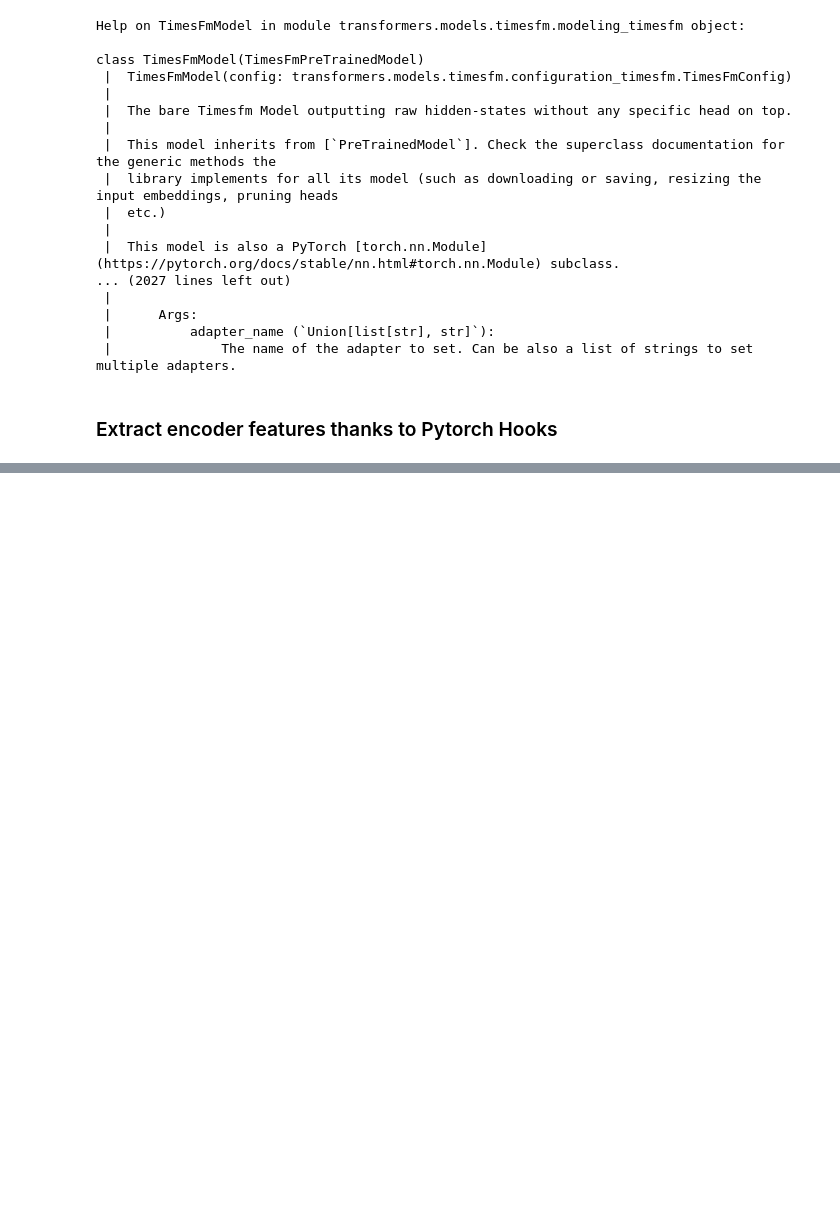
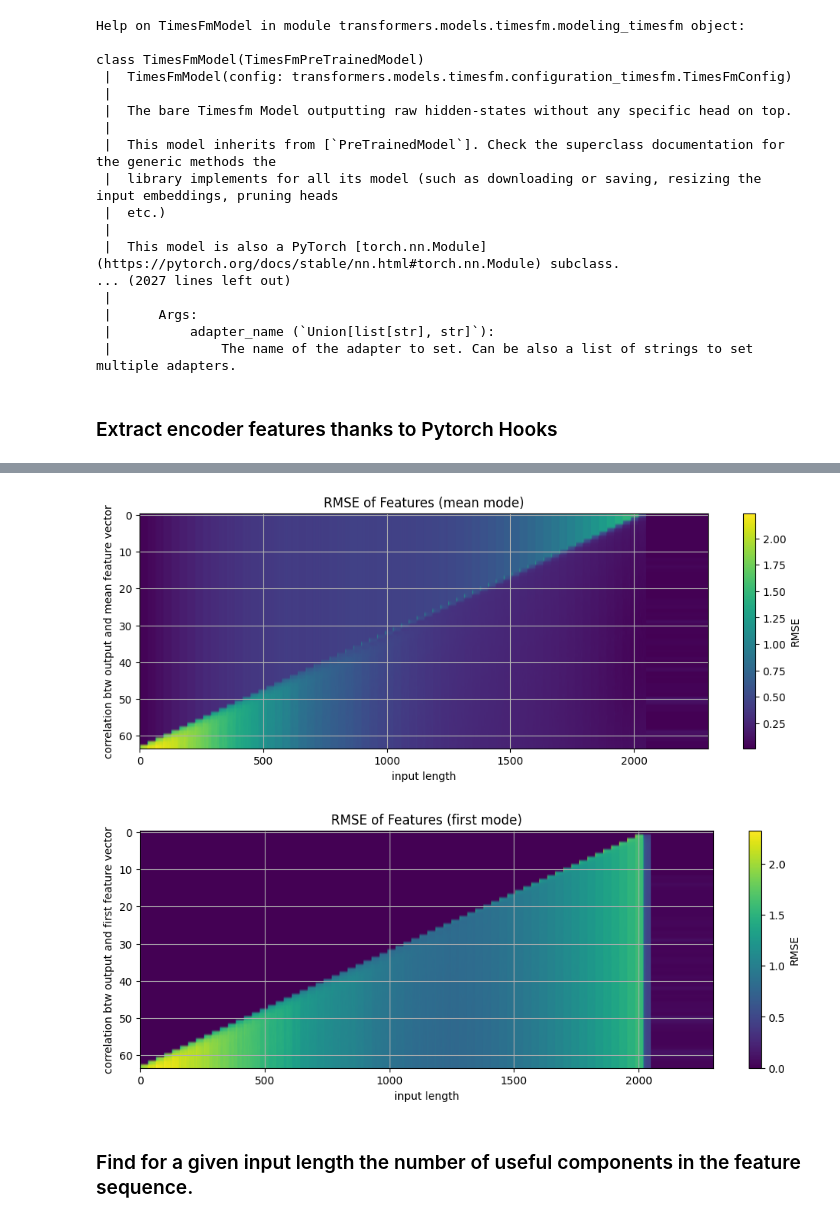
Before and after one commit to LouisBrusset/ITER-transformers-for-tokamak-timeseries, a Jupyter notebook: notebooks/experiments/timesfm_components.ipynb, the cells around one changed output, grey strips where cells are left out. Cells and saved outputs as stored; diff of their text form; code cells hidden in the pictures; blank space fills up the shorter version.

```diff
--- a/notebooks/experiments/timesfm_components.ipynb
+++ b/notebooks/experiments/timesfm_components.ipynb
@@ -371,0 +444,13 @@ torch.Size([3, 64, 1280])
+# %%
+dummy_past_values2 = [torch.ones(ts).to(torch.bfloat16).to(extractor.model.device) for ts in [i+1 for i in range(2300)]]
+dummy_freq2 = [torch.tensor([0]).to(extractor.model.device) for _ in range(len(dummy_past_values2))]
+# %%
+features2, _ = extractor.extract_features(dummy_past_values2, dummy_freq2)
+# %%
+plot_useful_components(features2, mode="mean")
+plot_useful_components(features2, mode="first")
+# %% [output]
+[figure, added]
+[figure, added]
+# %% [markdown]
+### Find for a given input length the number of useful components in the feature sequence.
```
Also changed, not shown: parts of 18 cells of this notebook, 20 other files.
